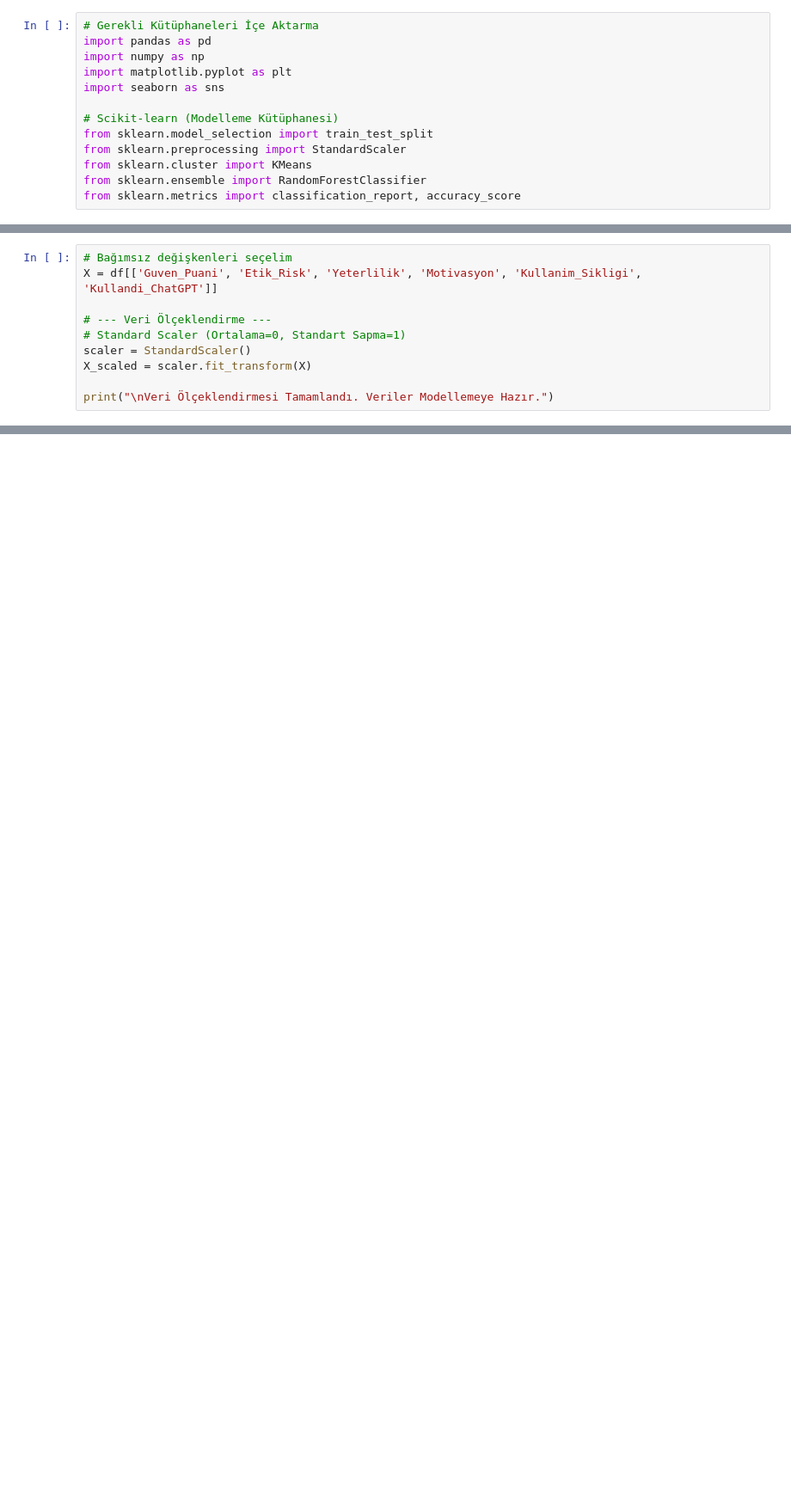
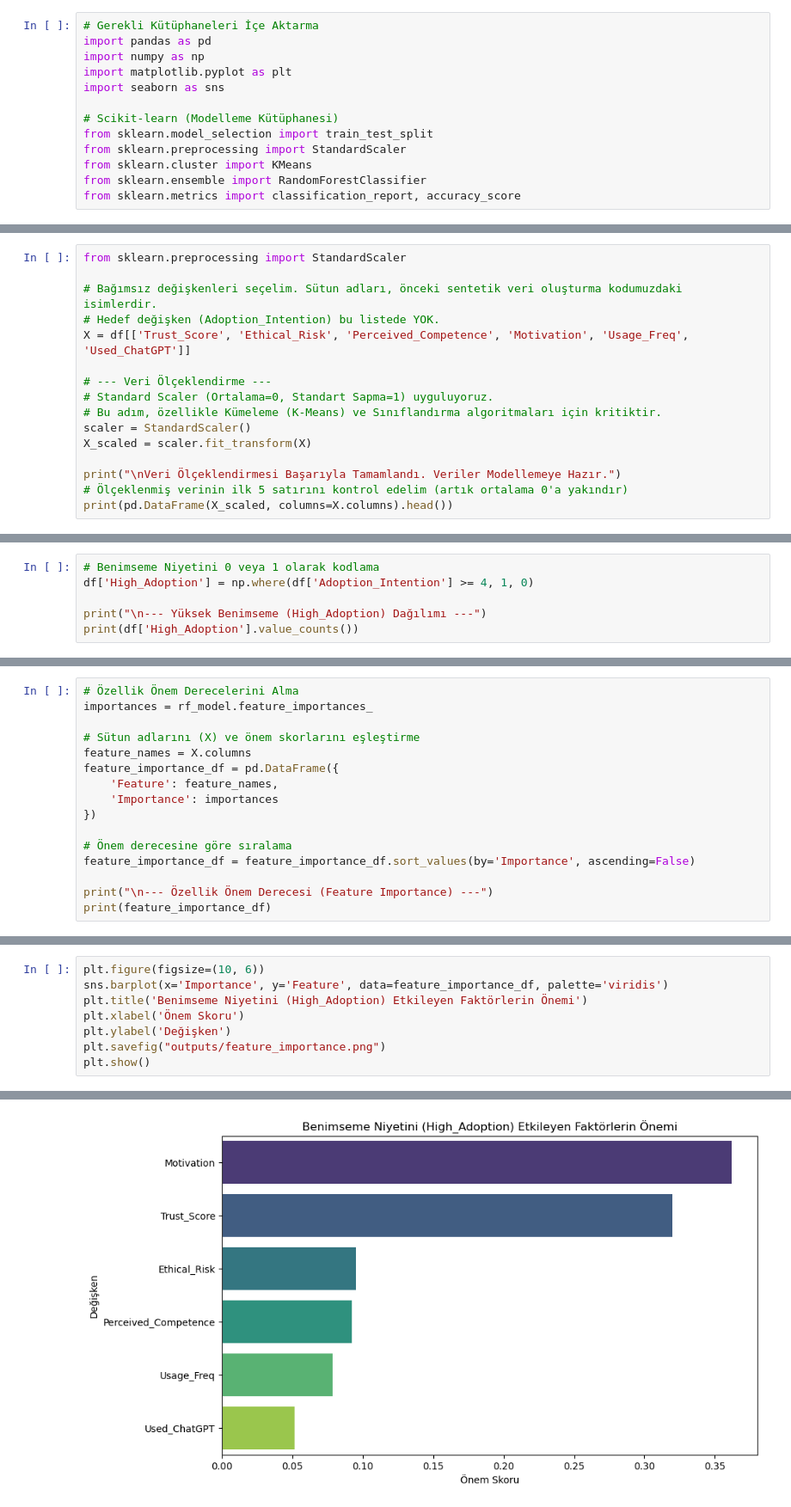
Before and after one commit to eliffvural/AI-Trust-and-Adoption-Score-Analysis, a Jupyter notebook: 01_Main_Analysis.ipynb, the cells around one changed output, grey strips where cells are left out. Shown at 86% size. Cells and saved outputs as stored; diff of their text form; blank space fills up the shorter version.

```diff
--- a/01_Main_Analysis.ipynb
+++ b/01_Main_Analysis.ipynb
@@ -44,10 +130,16 @@ print(f"\nToplam Gözlem Sayısı: {df.shape[0]}")
 # %%
-# Bağımsız değişkenleri seçelim
-X = df[['Guven_Puani', 'Etik_Risk', 'Yeterlilik', 'Motivasyon', 'Kullanim_Sikligi', 'Kullandi_ChatGPT']]
+from sklearn.preprocessing import StandardScaler
+
+# Bağımsız değişkenleri seçelim. Sütun adları, önceki sentetik veri oluşturma kodumuzdaki isimlerdir.
+# Hedef değişken (Adoption_Intention) bu listede YOK.
+X = df[['Trust_Score', 'Ethical_Risk', 'Perceived_Competence', 'Motivation', 'Usage_Freq', 'Used_ChatGPT']]
 
 # --- Veri Ölçeklendirme ---
-# Standard Scaler (Ortalama=0, Standart Sapma=1)
+# Standard Scaler (Ortalama=0, Standart Sapma=1) uyguluyoruz.
+# Bu adım, özellikle Kümeleme (K-Means) ve Sınıflandırma algoritmaları için kritiktir.
 scaler = StandardScaler()
 X_scaled = scaler.fit_transform(X)
 
-print("\nVeri Ölçeklendirmesi Tamamlandı. Veriler Modellemeye Hazır.")
+print("\nVeri Ölçeklendirmesi Başarıyla Tamamlandı. Veriler Modellemeye Hazır.")
+# Ölçeklenmiş verinin ilk 5 satırını kontrol edelim (artık ortalama 0'a yakındır)
+print(pd.DataFrame(X_scaled, columns=X.columns).head())
@@ -53,0 +211,6 @@ print("\nVeri Ölçeklendirmesi Tamamlandı. Veriler Modellemeye Hazır.")
+# %%
+# Benimseme Niyetini 0 veya 1 olarak kodlama
+df['High_Adoption'] = np.where(df['Adoption_Intention'] >= 4, 1, 0)
+
+print("\n--- Yüksek Benimseme (High_Adoption) Dağılımı ---")
+print(df['High_Adoption'].value_counts())
@@ -53,0 +257,16 @@ print("\nVeri Ölçeklendirmesi Tamamlandı. Veriler Modellemeye Hazır.")
+# %%
+# Özellik Önem Derecelerini Alma
+importances = rf_model.feature_importances_
+
+# Sütun adlarını (X) ve önem skorlarını eşleştirme
+feature_names = X.columns
+feature_importance_df = pd.DataFrame({
+    'Feature': feature_names,
+    'Importance': importances
+})
+
+# Önem derecesine göre sıralama
+feature_importance_df = feature_importance_df.sort_values(by='Importance', ascending=False)
+
+print("\n--- Özellik Önem Derecesi (Feature Importance) ---")
+print(feature_importance_df)
@@ -53,0 +282,9 @@ print("\nVeri Ölçeklendirmesi Tamamlandı. Veriler Modellemeye Hazır.")
+# %%
+plt.figure(figsize=(10, 6))
+sns.barplot(x='Importance', y='Feature', data=feature_importance_df, palette='viridis')
+plt.title('Benimseme Niyetini (High_Adoption) Etkileyen Faktörlerin Önemi')
+plt.xlabel('Önem Skoru')
+plt.ylabel('Değişken')
+plt.savefig("outputs/feature_importance.png")
+plt.show()
+# %% [output]
@@ -53,0 +294 @@ print("\nVeri Ölçeklendirmesi Tamamlandı. Veriler Modellemeye Hazır.")
+[figure, added]
```
Also changed, not shown: parts of 12 cells of this notebook, 2 other files.
